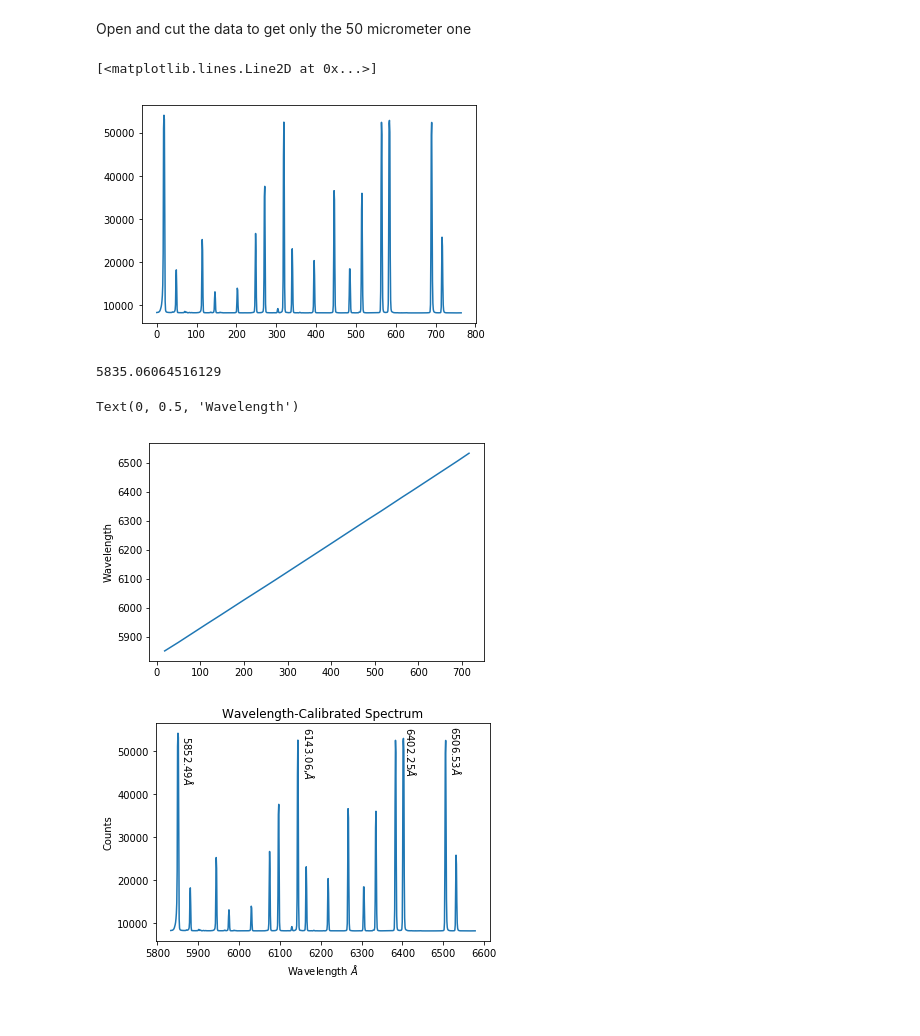
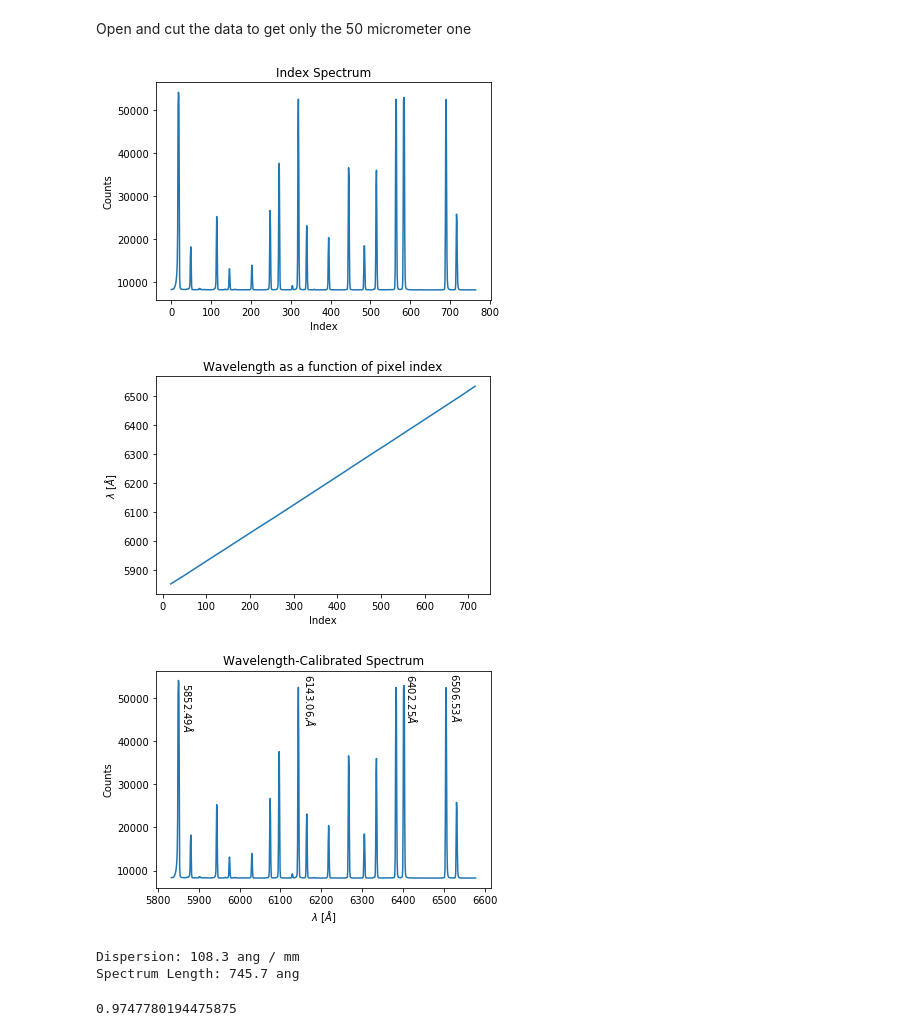
Before and after one commit to astro-kjc/AST443, a Jupyter notebook: Lab0/Lab0.ipynb, the cells around one changed output. Saved outputs shown, nothing was run; the diff lists cells and outputs as text; code cells hidden in the pictures.

```diff
--- a/Lab0/Lab0.ipynb
+++ b/Lab0/Lab0.ipynb
@@ -368,5 +360,5 @@ normalized_flatfield = np.reshape(normalized, np.shape(cropped)); #normalize the
 # %%
-lamps = sorted(glob.glob("data/flat/spec_lamp.FIT"))
+lamps = sorted(glob.glob("data/spectrum/spec_lamp.FIT"))
 lamps = list(map(fits.open, lamps[:]))
 lamp_spec = lamps[0][0].data
 # %% [markdown]
@@ -377,7 +369,10 @@ normalized_lampfield = normalized_flatfield * lamp_spec #Change the lamp field t
 #variations as you increase distance from center
 # %%
 mean = np.mean(lamp_spec, axis=0)
-plt.plot(np.arange(lamp_spec.shape[1]),mean) #plot indices versus mean of data
+# plot indices versus mean of data
+plt.plot(np.arange(lamp_spec.shape[1]),mean)
+plt.title("Index Spectrum")
+plt.xlabel("Index")
+plt.ylabel("Counts");
 # %% [output]
-[<matplotlib.lines.Line2D at 0x...>]
-[figure, old version]
+[figure, new version]
@@ -389,8 +379,3 @@ Angperpixel = 30 / (reference-yellow) #Angstroms per pixel
-# %%
-adjustment = 5852.48 - yellow*Angperpixel
-adjustment
-# %% [output]
-5835.06064516129
 # %%
 # Compute intervals that peaks lie within
 indices, = np.nonzero(mean > 10000)
@@ -417,10 +402,12 @@ theory = [5852.49, 5881.49,5944.83,5975.53,6030,6074,6096.16,6143.06,
 # %%
 plt.plot(indices,theory)
-wavelength_v_pixel = np.poly1d(np.polyfit(indices,theory,1)) #wavelength calibration
-plt.ylabel('Wavelength')
+m, b = np.polyfit(indices,theory,1)
+wavelength_v_pixel = np.poly1d((m, b)) #wavelength calibration
+plt.title("Wavelength as a function of pixel index")
+plt.xlabel('Index')
+plt.ylabel(r'$\lambda$ [$\AA$]');
 # %% [output]
-Text(0, 0.5, 'Wavelength')
-[figure, old version]
+[figure, new version]
 # %%
 #plt.plot(indices,np.arange(lamp_spec.shape[1])*wavelength_v_pixel(lamp_spec))
 plt.plot(wavelength_v_pixel(np.arange(lamp_spec.shape[1])), mean)
@@ -430,14 +417,27 @@ plt.text( 6170.06, 50000, ' 6143.06,$\AA$', ha='center', va='center', rotation=2
 plt.text( 6422, 50340, ' 6402.25$\AA$', ha='center', va='center', rotation=270)
 plt.text( 6530.53, 50300, '6506.53$\AA$', ha='center', va='center', rotation=270)
 plt.title("Wavelength-Calibrated Spectrum")
-plt.xlabel("Wavelength $\AA$")
+plt.xlabel("$\lambda$ [$\AA$]")
 plt.ylabel("Counts");
 
 #plot data with wavelength as x axis
 # %% [output]
-[figure, old version]
+[figure, new version]
+# %%
+disp = m / microns_per_pixel * 1e3
+speclen = 6.885 * disp
+
+print(f"Dispersion: {disp:.1f} ang / mm")
+print(f"Spectrum Length: {speclen:.1f} ang")
+# %% [output]
+Dispersion: 108.3 ang / mm
+Spectrum Length: 745.7 ang
 # %%
 with open("47data.txt", 'w+') as f:
     writer = csv.writer(f, delimiter='\t')
     writer.writerows(zip(wavelength_v_pixel(np.arange(lamp_spec.shape[1])), mean))
     #save data
+# %%
+m
+# %% [output]
+0.9747780194475875
```
Also changed, not shown: parts of 24 cells of this notebook.
